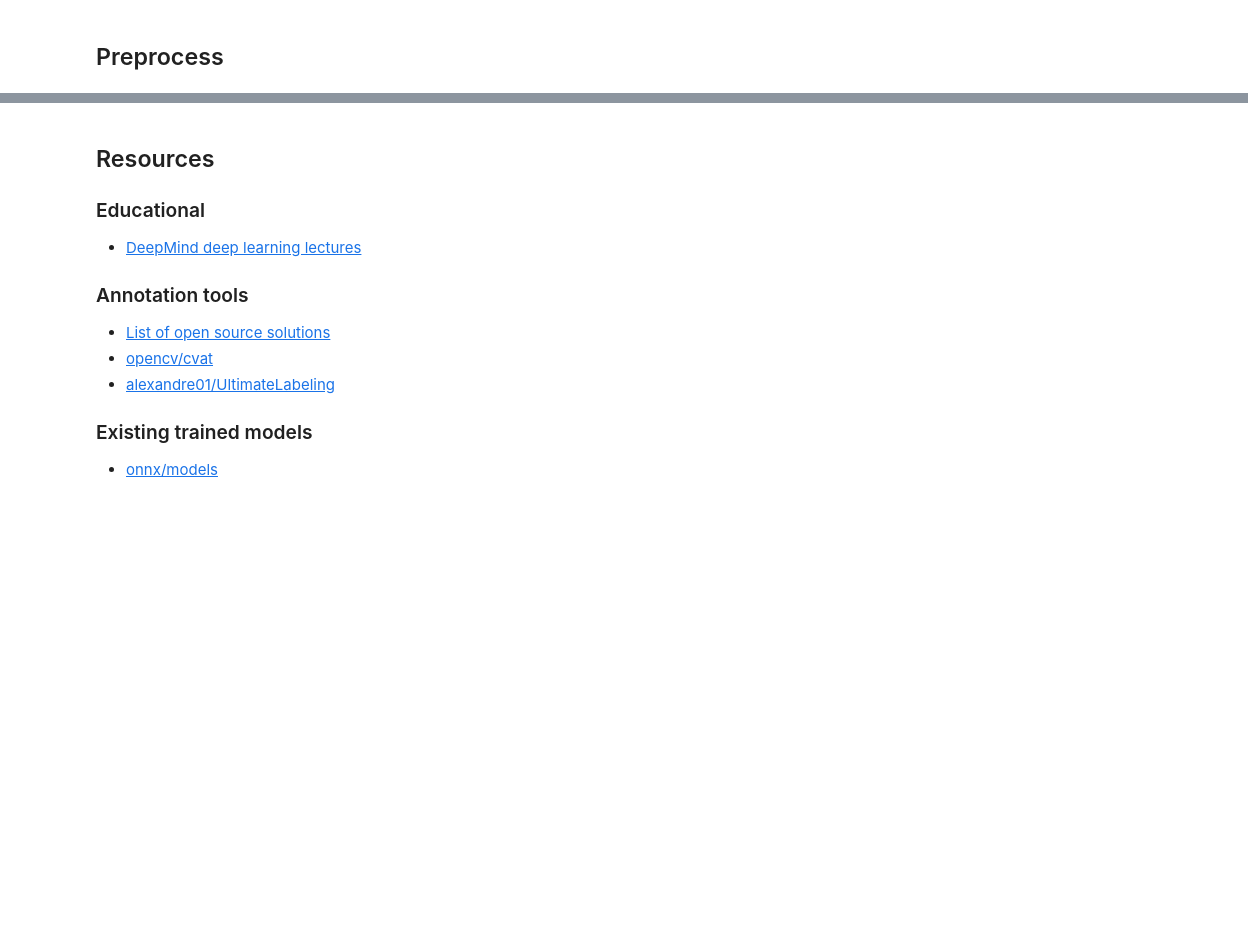
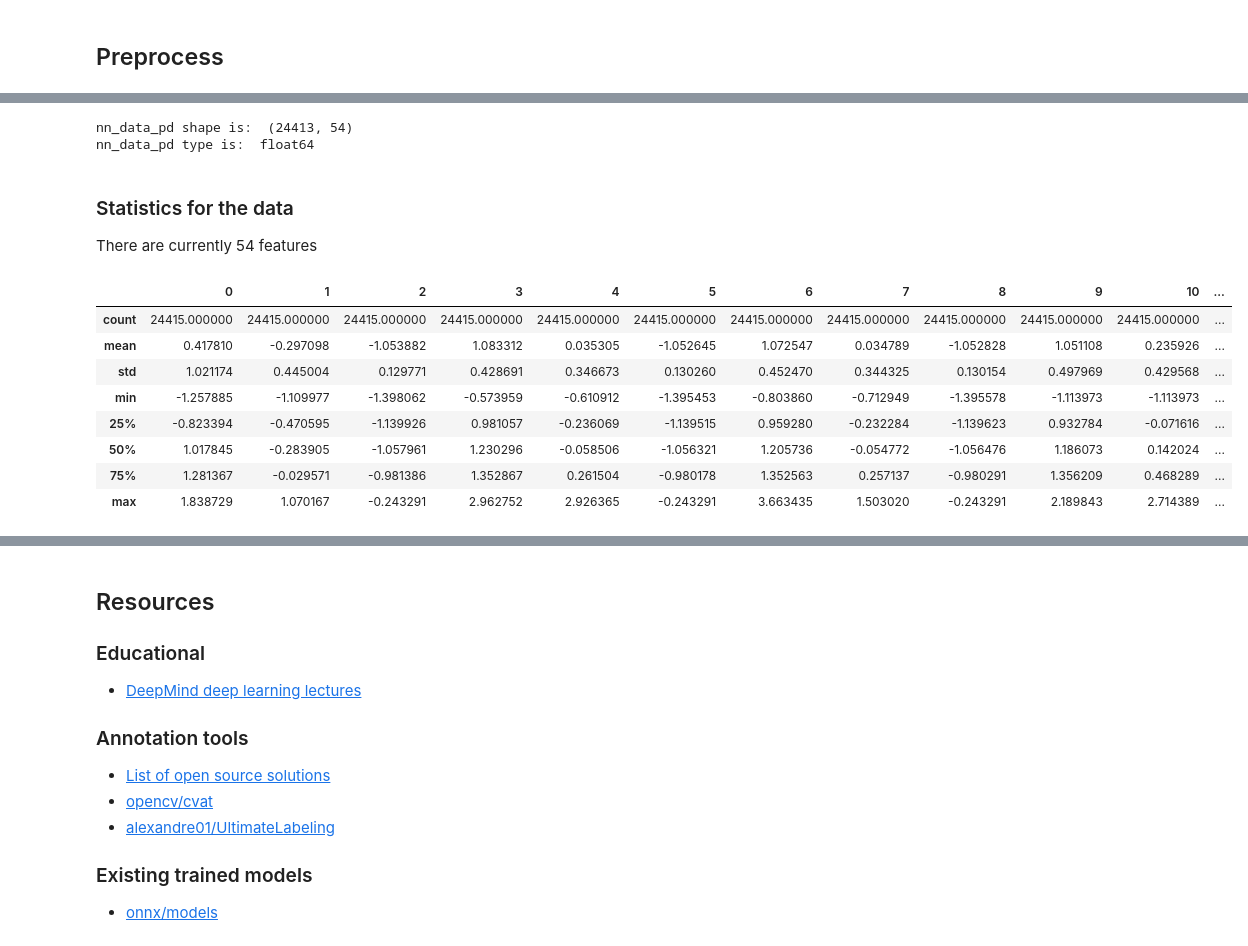
Before and after one commit to leomorpho/confusion_detection, a Jupyter notebook: confusion_detection.ipynb, the cells around one changed output, grey strips where cells are left out. Drawn from its saved outputs; the diff is of its cells as text; code cells hidden in the pictures; blank space fills up the shorter version.

```diff
--- a/confusion_detection.ipynb
+++ b/confusion_detection.ipynb
@@ -89,8 +152,13 @@ If a dropped frame is between 2 valid sequences, consider stitching them back to
 # %%
 from jupyter_tools.preprocessing import stitch_frames, normalize
 
-print(len(raw_sequences))
-parsed_sequences = stitch_frames(raw_sequences, min_dist=40, min_sequence_len=10)
-print(len(parsed_sequences))
+print(f"Number of raw sequences:        {len(raw_sequences)}")
+parsed_sequences = stitch_frames(raw_sequences, min_dist=50, min_sequence_len=40, max_dropped_frames=4)
+print(f"Number of stitched sequences:   {len(parsed_sequences)}")
 normalized_sequences = normalize(parsed_sequences)
+print(f"Number of normalized sequences: {len(normalized_sequences)}")
+
+# CAUTION: further code should ONLY refer to "preprocessed_sequences".
+# This prevent breakages if code changes.
+preprocessed_sequences = normalized_sequences
 # %% [output]
@@ -136,22 +231,21 @@ For testing, it would be beneficial to write a function (in `jupyter_tools`) to
 # %%
 from sklearn.model_selection import train_test_split
 import numpy as np
+import pandas as pd
 
-nn_input_data = np.asarray(normalized_sequences)
+nn_input_data = np.asarray(preprocessed_sequences)
 
 nn_data = []
 nn_target = []
-
+# Split the data into data and target arrays
 for row in range(len(nn_input_data)):
     for frame in range(len(nn_input_data[row])):
-        target = [nn_input_data[row][frame][0]]
-        data = nn_input_data[row][frame][1:]
+        target = nn_input_data[row][frame][0]
+        data = []
+        for datum in nn_input_data[row][frame][1:]:
+          data.append(datum)
+        # data = nn_input_data[row][frame][1:]
         nn_data.append(data)
         nn_target.append(target)
-
-nn_data_np = np.asarray(nn_data)
-nn_target_np = np.asarray(nn_target)
-x_train, x_test, y_train, y_test = train_test_split(nn_data_np, nn_target_np, test_size = 0.2, random_state=4)
-
-print(x_train.shape)
+print("done")
 # %% [output]
@@ -237,0 +279,28 @@ IndexError: tuple index out of range
+# %%
+nn_data_np = np.asarray(nn_data)
+nn_target_np = np.asarray(nn_target_reduced)
+nn_data_pd = pd.DataFrame(nn_data)
+nn_target_pd = pd.DataFrame(nn_target_reduced)
+
+print("nn_data_pd shape is: ", nn_data_pd.shape)
+print("nn_data_pd type is: ",nn_data_np.dtype)
+
+# print(nn_data_np[0])
+# %% [output]
+nn_data_pd shape is:  (24413, 54)
+nn_data_pd type is:  float64
+# %% [markdown]
+### Statistics for the data
+There are currently 54 features
+# %%
+nn_data_pd.describe()
+# %% [output]
+|  | 0 | 1 | 2 | 3 | 4 | 5 | 6 | 7 | 8 | 9 | 10 | ... |
+| count | 24415.000000 | 24415.000000 | 24415.000000 | 24415.000000 | 24415.000000 | 24415.000000 | 24415.000000 | 24415.000000 | 24415.000000 | 24415.000000 | 24415.000000 | ... |
+| mean | 0.417810 | -0.297098 | -1.053882 | 1.083312 | 0.035305 | -1.052645 | 1.072547 | 0.034789 | -1.052828 | 1.051108 | 0.235926 | ... |
+| std | 1.021174 | 0.445004 | 0.129771 | 0.428691 | 0.346673 | 0.130260 | 0.452470 | 0.344325 | 0.130154 | 0.497969 | 0.429568 | ... |
+| min | -1.257885 | -1.109977 | -1.398062 | -0.573959 | -0.610912 | -1.395453 | -0.803860 | -0.712949 | -1.395578 | -1.113973 | -1.113973 | ... |
+| 25% | -0.823394 | -0.470595 | -1.139926 | 0.981057 | -0.236069 | -1.139515 | 0.959280 | -0.232284 | -1.139623 | 0.932784 | -0.071616 | ... |
+| 50% | 1.017845 | -0.283905 | -1.057961 | 1.230296 | -0.058506 | -1.056321 | 1.205736 | -0.054772 | -1.056476 | 1.186073 | 0.142024 | ... |
+| 75% | 1.281367 | -0.029571 | -0.981386 | 1.352867 | 0.261504 | -0.980178 | 1.352563 | 0.257137 | -0.980291 | 1.356209 | 0.468289 | ... |
+| max | 1.838729 | 1.070167 | -0.243291 | 2.962752 | 2.926365 | -0.243291 | 3.663435 | 1.503020 | -0.243291 | 2.189843 | 2.714389 | ... |
```
Also changed, not shown: parts of 40 cells of this notebook, 6 other files.
